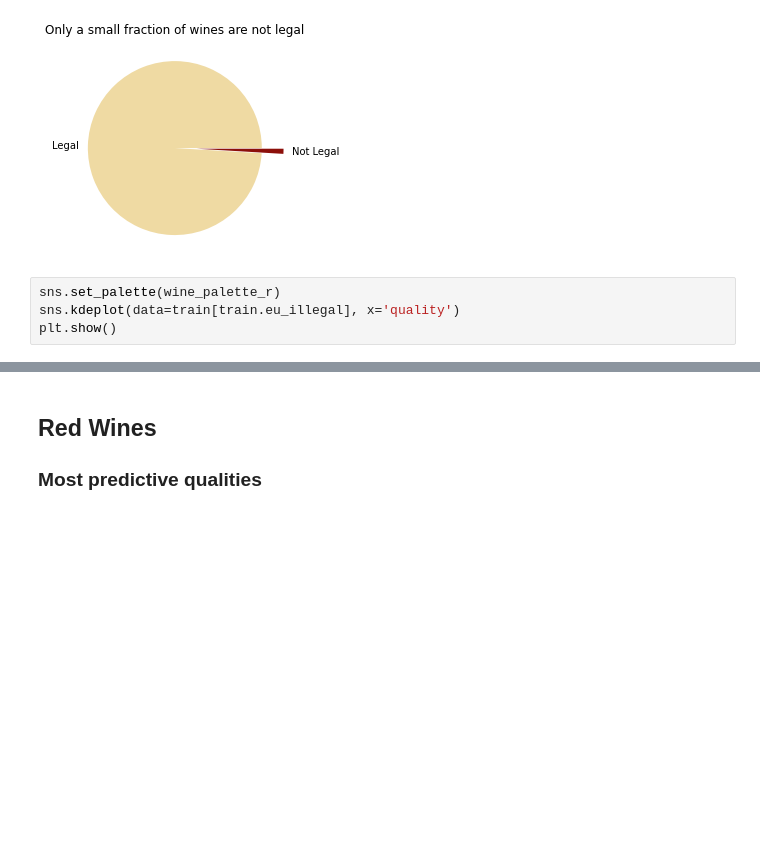
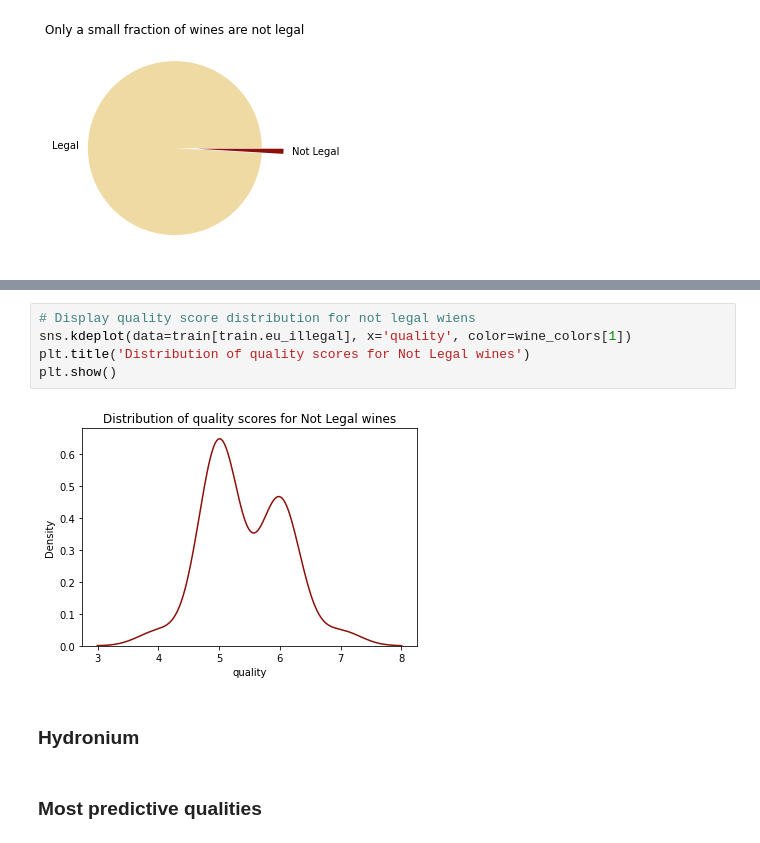
Before and after one commit to MrEnigmamgine/jtl_wine_quality, a Jupyter notebook: Final Report.ipynb, the cells around one changed output, grey strips where cells are left out. Saved outputs shown, nothing was run; the diff lists cells and outputs as text; blank space fills up the shorter version.

```diff
--- a/Final Report.ipynb
+++ b/Final Report.ipynb
@@ -294,7 +297,3 @@ plt.title('Only a small fraction of wines are not legal')
 plt.show()
 # %% [output]
 [figure]
-# %%
-sns.set_palette(wine_palette_r)
-sns.kdeplot(data=train[train.eu_illegal], x='quality')
-plt.show()
@@ -303,4 +306,11 @@ plt.show()
+# %%
+# Display quality score distribution for not legal wiens
+sns.kdeplot(data=train[train.eu_illegal], x='quality', color=wine_colors[1])
+plt.title('Distribution of quality scores for Not Legal wines')
+plt.show()
+# %% [output]
+[figure, added]
+# %% [markdown]
+### Hydronium
 # %% [markdown]
-## Red Wines
-
 ### Most predictive qualities
```
Also changed, not shown: parts of 11 cells of this notebook, 1 other file.
